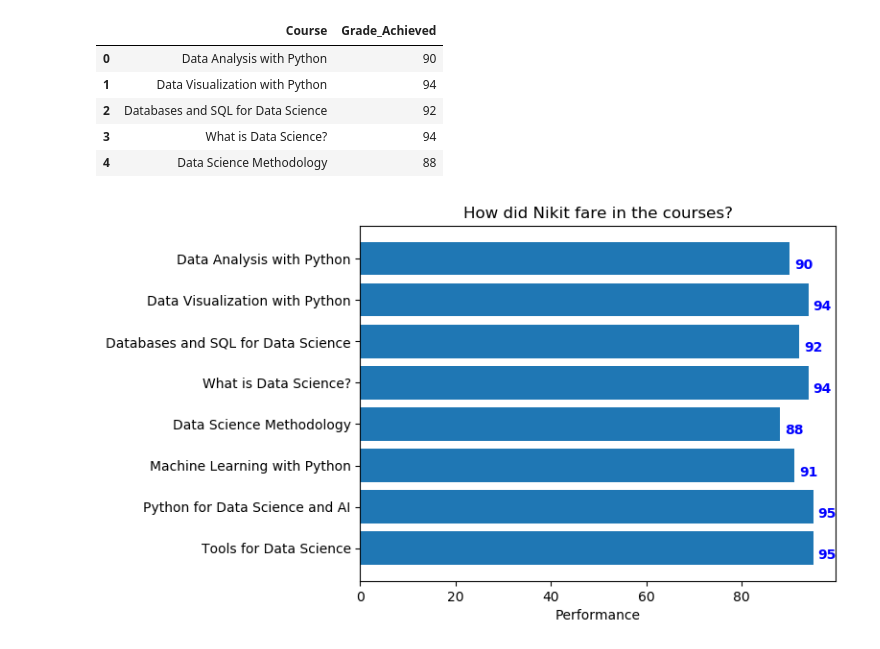
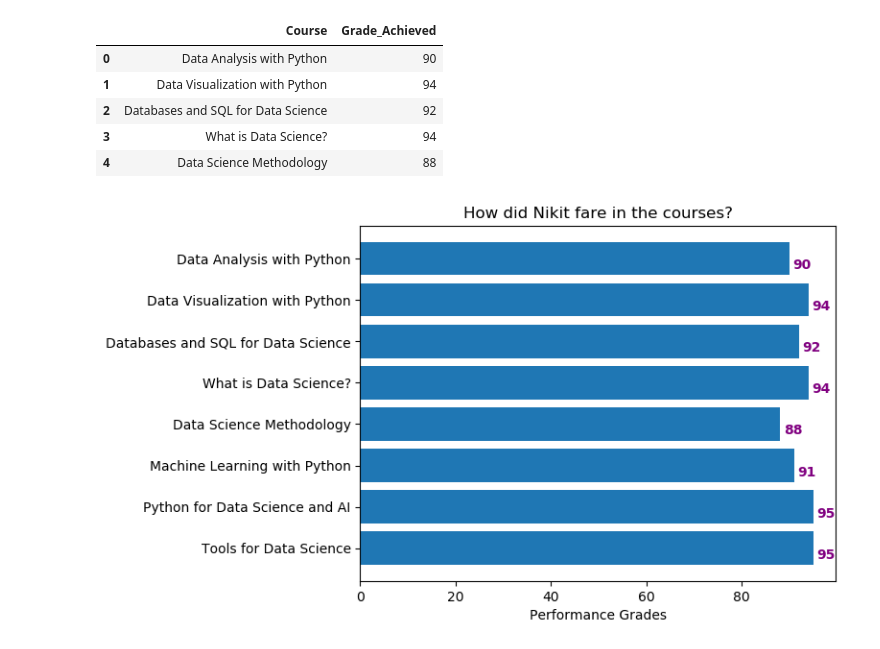
Before and after one commit to nikitlodhi/Coursera-capstone, a Jupyter notebook: Data Science Course Details.ipynb, the cells around one changed output. Saved outputs shown, nothing was run; the diff lists cells and outputs as text; code cells hidden in the pictures.

```diff
--- a/Data Science Course Details.ipynb
+++ b/Data Science Course Details.ipynb
@@ -80,25 +80,25 @@ df.head()
 # %%
 import matplotlib.pyplot as plt
 
 plt.rcdefaults()
 fig, ax = plt.subplots()
 
 # Example data
 course = df['Course']
 y_pos = np.arange(len(course))
 grade = df['Grade_Achieved']
 #error = np.random.rand(len(people))
 
 ax.barh(y_pos, performance,align='center')
 ax.set_yticks(y_pos)
 ax.set_yticklabels(people)
 ax.invert_yaxis()  # labels read top-to-bottom
-ax.set_xlabel('Performance')
+ax.set_xlabel('Performance Grades')
 ax.set_title('How did Nikit fare in the courses?')
 
 for i, v in enumerate(grade):
-    ax.text(v + ., i + .25, str(v), color='blue', fontweight='bold')
+    ax.text(v + .75, i + .25, str(v), color='purple', fontweight='bold')
 
 plt.show()
 # %% [output]
-[figure, old version]
+[figure, new version]
```
